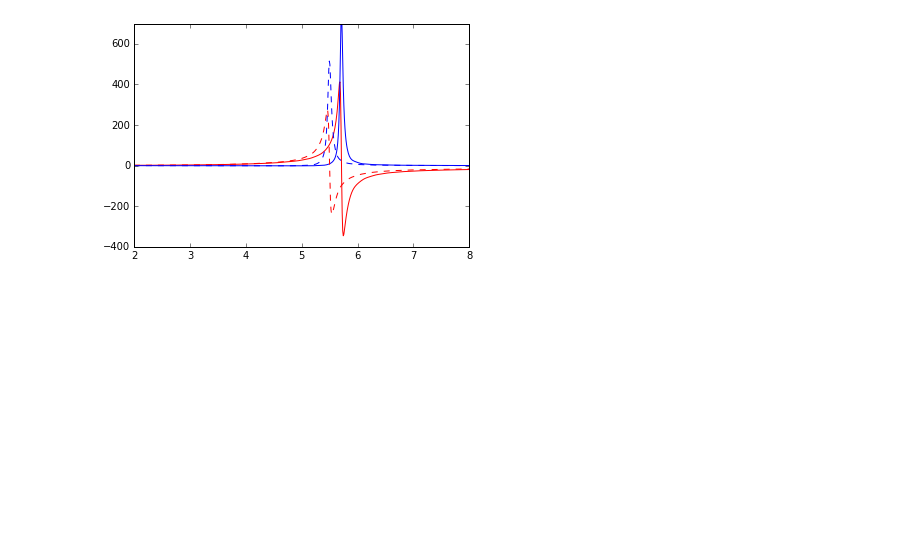
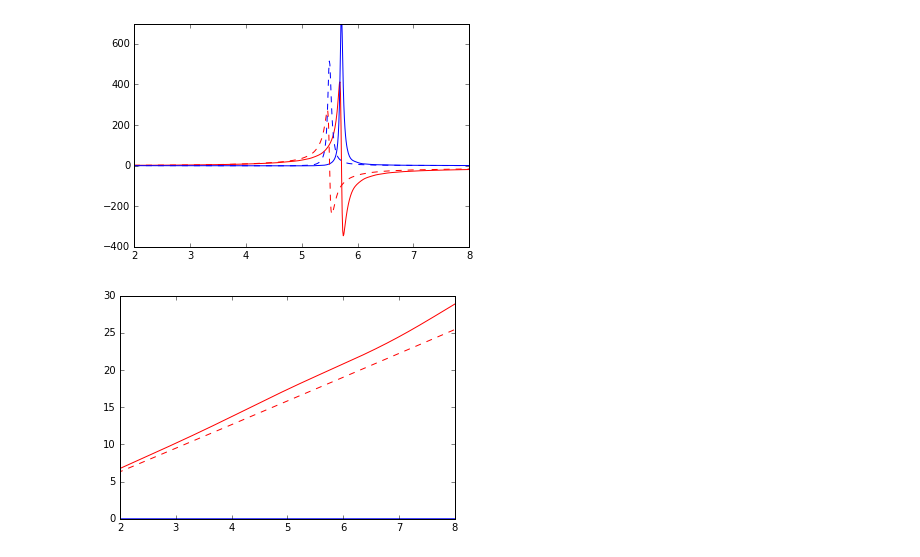
Before and after one commit to UmrathSt/layerbased_metamaterials, a Jupyter notebook: python_scripts/TL_Model_Perforated_Plate.ipynb, the cells around one changed output. Cells and saved outputs as stored; diff of their text form; code cells hidden in the pictures; blank space fills up the shorter version.

```diff
--- a/python_scripts/TL_Model_Perforated_Plate.ipynb
+++ b/python_scripts/TL_Model_Perforated_Plate.ipynb
@@ -112,3 +113,15 @@ plt.ylim([-400,700])
 plt.show()
 # %% [output]
 [figure]
+# %%
+dslab = np.loadtxt("TL_Model_Perforated_Plate/slab_3.35.txt", delimiter=",")
+Zs = dslab[:,5] + 1j*dslab[:,6]
+plt.plot(dslab[:,0]/1e9, Zs.imag, "r-")
+plt.plot(dslab[:,0]/1e9, Zs.real, "b-")
+plt.plot(f/1e9, Zslab.imag, "r--")
+plt.plot(f/1e9, Zslab.real, "b--")
+plt.xlim([2,8])
+plt.ylim([0,30])
+plt.show()
+# %% [output]
+[figure, added]
```
Also changed, not shown: parts of 6 cells of this notebook, 1 other file.
